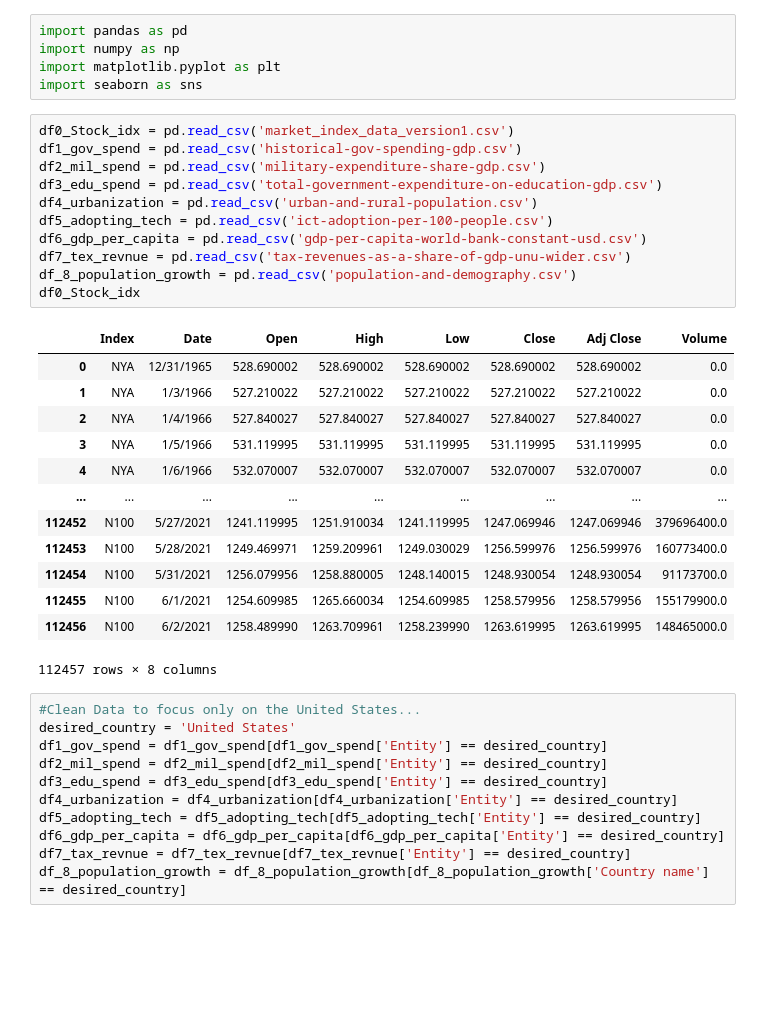
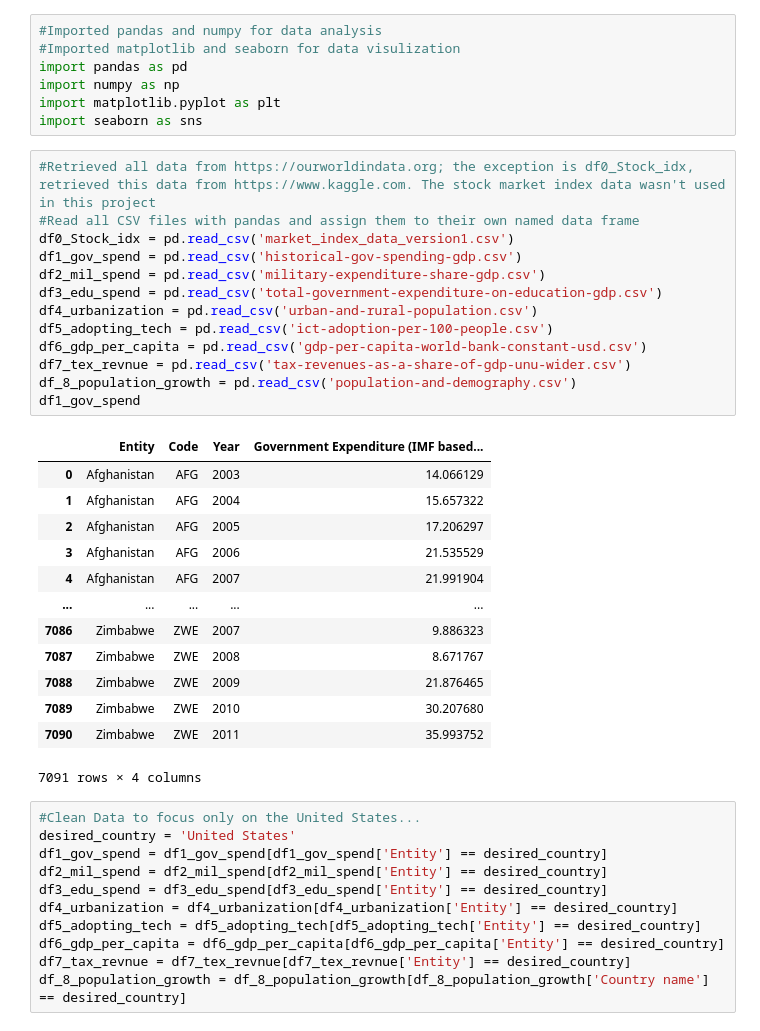
Before and after one commit to Theoceanisfull/Case_Study_Military_Spending_And_Economic_Output_Relationship, a Jupyter notebook: Data_cleaning.ipynb, the cells around one changed output. Saved outputs shown, nothing was run; the diff lists cells and outputs as text; blank space fills up the shorter version.

```diff
--- a/Data_cleaning.ipynb
+++ b/Data_cleaning.ipynb
@@ -1,33 +1,37 @@
 # %%
+#Imported pandas and numpy for data analysis
+#Imported matplotlib and seaborn for data visulization
 import pandas as pd
 import numpy as np
 import matplotlib.pyplot as plt
 import seaborn as sns
 # %%
+#Retrieved all data from https://ourworldindata.org; the exception is df0_Stock_idx, retrieved this data from https://www.kaggle.com. The stock market index data wasn't used in this project
+#Read all CSV files with pandas and assign them to their own named data frame
 df0_Stock_idx = pd.read_csv('market_index_data_version1.csv')
 df1_gov_spend = pd.read_csv('historical-gov-spending-gdp.csv')
 df2_mil_spend = pd.read_csv('military-expenditure-share-gdp.csv')
 df3_edu_spend = pd.read_csv('total-government-expenditure-on-education-gdp.csv')
 df4_urbanization = pd.read_csv('urban-and-rural-population.csv')
 df5_adopting_tech = pd.read_csv('ict-adoption-per-100-people.csv')
 df6_gdp_per_capita = pd.read_csv('gdp-per-capita-world-bank-constant-usd.csv')
 df7_tex_revnue = pd.read_csv('tax-revenues-as-a-share-of-gdp-unu-wider.csv')
 df_8_population_growth = pd.read_csv('population-and-demography.csv')
-df0_Stock_idx
+df1_gov_spend
 # %% [output]
-|  | Index | Date | Open | High | Low | Close | Adj Close | Volume |
-| 0 | NYA | 12/31/1965 | 528.690002 | 528.690002 | 528.690002 | 528.690002 | 528.690002 | 0.0 |
-| 1 | NYA | 1/3/1966 | 527.210022 | 527.210022 | 527.210022 | 527.210022 | 527.210022 | 0.0 |
-| 2 | NYA | 1/4/1966 | 527.840027 | 527.840027 | 527.840027 | 527.840027 | 527.840027 | 0.0 |
-| 3 | NYA | 1/5/1966 | 531.119995 | 531.119995 | 531.119995 | 531.119995 | 531.119995 | 0.0 |
-| 4 | NYA | 1/6/1966 | 532.070007 | 532.070007 | 532.070007 | 532.070007 | 532.070007 | 0.0 |
-| ... | ... | ... | ... | ... | ... | ... | ... | ... |
-| 112452 | N100 | 5/27/2021 | 1241.119995 | 1251.910034 | 1241.119995 | 1247.069946 | 1247.069946 | 379696400.0 |
-| 112453 | N100 | 5/28/2021 | 1249.469971 | 1259.209961 | 1249.030029 | 1256.599976 | 1256.599976 | 160773400.0 |
-| 112454 | N100 | 5/31/2021 | 1256.079956 | 1258.880005 | 1248.140015 | 1248.930054 | 1248.930054 | 91173700.0 |
-| 112455 | N100 | 6/1/2021 | 1254.609985 | 1265.660034 | 1254.609985 | 1258.579956 | 1258.579956 | 155179900.0 |
-| 112456 | N100 | 6/2/2021 | 1258.489990 | 1263.709961 | 1258.239990 | 1263.619995 | 1263.619995 | 148465000.0 |
+|  | Entity | Code | Year | Government Expenditure (IMF based... |
+| 0 | Afghanistan | AFG | 2003 | 14.066129 |
+| 1 | Afghanistan | AFG | 2004 | 15.657322 |
+| 2 | Afghanistan | AFG | 2005 | 17.206297 |
+| 3 | Afghanistan | AFG | 2006 | 21.535529 |
+| 4 | Afghanistan | AFG | 2007 | 21.991904 |
+| ... | ... | ... | ... | ... |
+| 7086 | Zimbabwe | ZWE | 2007 | 9.886323 |
+| 7087 | Zimbabwe | ZWE | 2008 | 8.671767 |
+| 7088 | Zimbabwe | ZWE | 2009 | 21.876465 |
+| 7089 | Zimbabwe | ZWE | 2010 | 30.207680 |
+| 7090 | Zimbabwe | ZWE | 2011 | 35.993752 |
-112457 rows × 8 columns
+7091 rows × 4 columns
 # %%
 #Clean Data to focus only on the United States...
 desired_country = 'United States'
```
Also changed, not shown: parts of 36 cells of this notebook, 1 other file.
